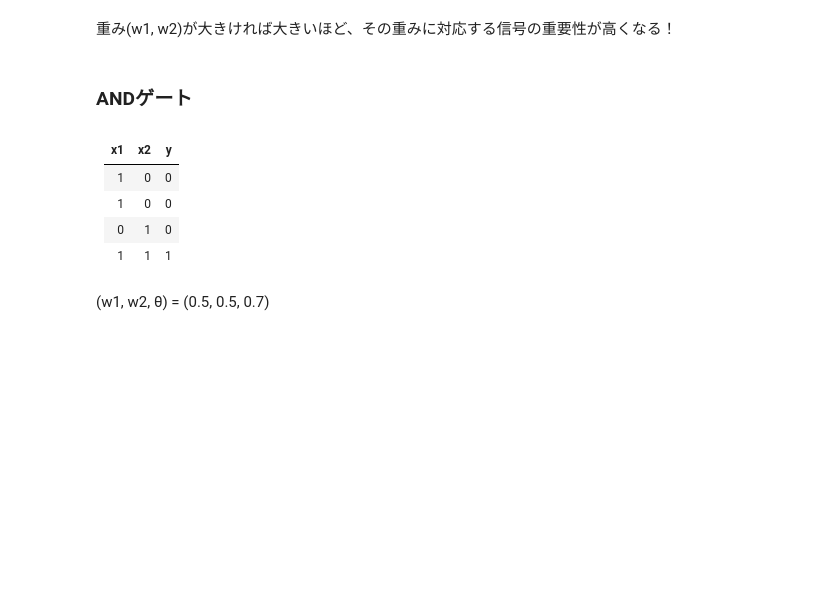
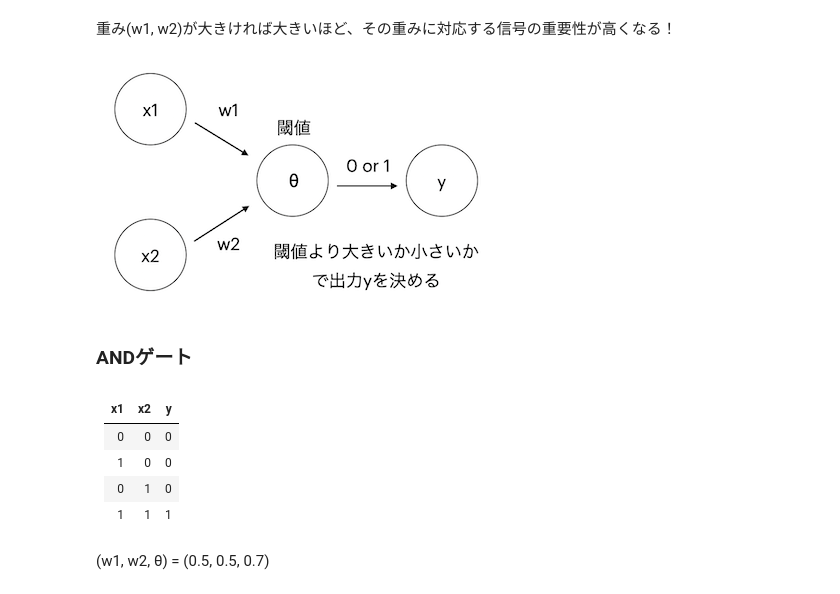
Before and after one commit to gotoh-poclab/deeplearning_study, a Jupyter notebook: studynote_2/2-01 パーセプトロン.ipynb, the cells around one changed output. Cells and saved outputs as stored; diff of their text form; code cells hidden in the pictures; blank space fills up the shorter version.

```diff
--- a/studynote_2/2-01 パーセプトロン.ipynb
+++ b/studynote_2/2-01 パーセプトロン.ipynb
@@ -17,12 +26,16 @@ $$
 $$
 # %% [markdown]
 重み(w1, w2)が大きければ大きいほど、その重みに対応する信号の重要性が高くなる！
+# %%
+Image("./figure/閾値.png")
+# %% [output]
+[figure, added]
 # %% [markdown]
 ### ANDゲート
 # %% [markdown]
 | x1 | x2 | y |
 | :--- | :---: | ---: |
-|   1   |   0   |   0   |
+|   0   |   0   |   0   |
 |   1 |   0   |   0     |
 |   0 |   1   |   0     |
 |   1 |    1   |    1    |
```
Also changed, not shown: parts of 34 cells of this notebook, 2 other files.
